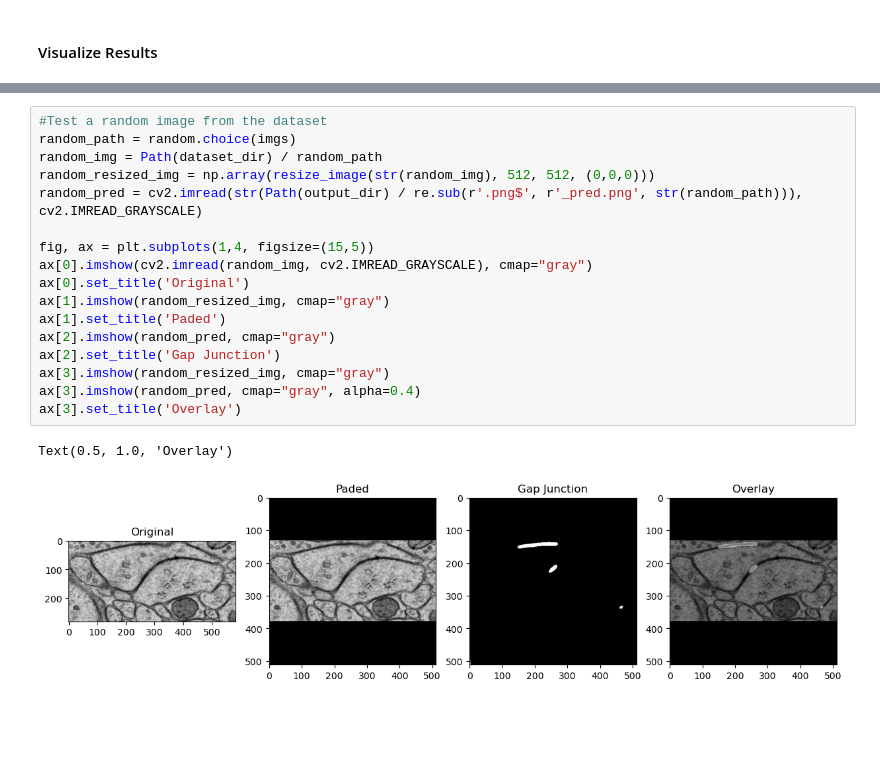
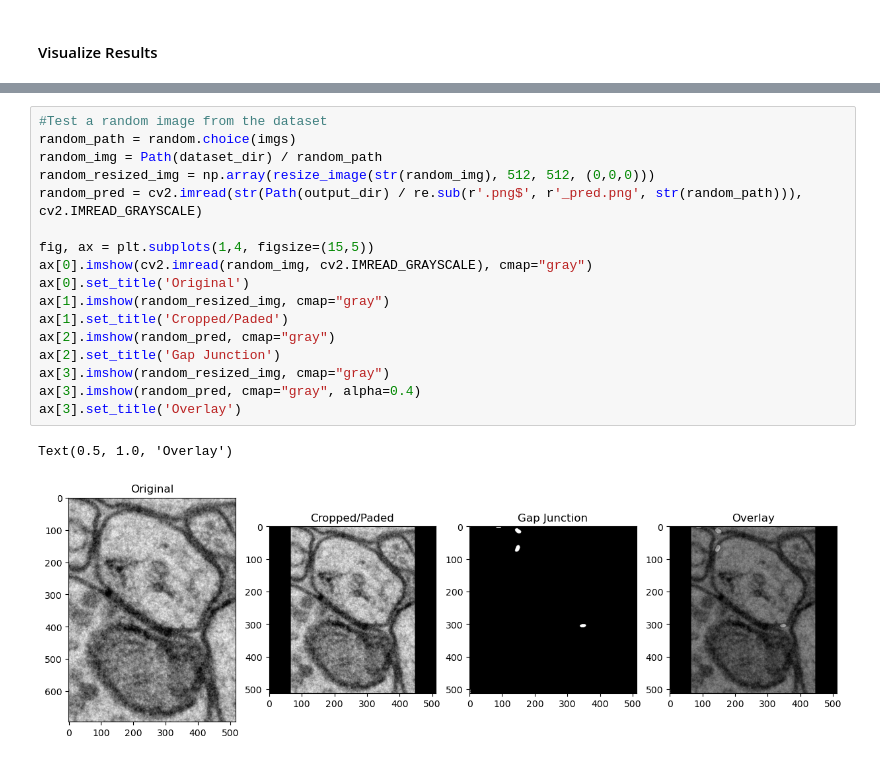
Before and after one commit to Tommytang111/gap-junction-segmentation, a Jupyter notebook: test.ipynb, the cells around one changed output, grey strips where cells are left out. Saved outputs shown, nothing was run; the diff lists cells and outputs as text; blank space fills up the shorter version.

Commit message:
Update resize_image function

```diff
--- a/test.ipynb
+++ b/test.ipynb
@@ -111,20 +94,20 @@ array([[[0, 0, 0],
 # %%
 #Test a random image from the dataset
 random_path = random.choice(imgs)
 random_img = Path(dataset_dir) / random_path
 random_resized_img = np.array(resize_image(str(random_img), 512, 512, (0,0,0)))
 random_pred = cv2.imread(str(Path(output_dir) / re.sub(r'.png$', r'_pred.png', str(random_path))), cv2.IMREAD_GRAYSCALE)
 
 fig, ax = plt.subplots(1,4, figsize=(15,5))
 ax[0].imshow(cv2.imread(random_img, cv2.IMREAD_GRAYSCALE), cmap="gray")
 ax[0].set_title('Original')
 ax[1].imshow(random_resized_img, cmap="gray")
-ax[1].set_title('Paded')
+ax[1].set_title('Cropped/Paded')
 ax[2].imshow(random_pred, cmap="gray")
 ax[2].set_title('Gap Junction')
 ax[3].imshow(random_resized_img, cmap="gray")
 ax[3].imshow(random_pred, cmap="gray", alpha=0.4)
 ax[3].set_title('Overlay')
 # %% [output]
 Text(0.5, 1.0, 'Overlay')
-[figure, old version]
+[figure, new version]
```
Also changed, not shown: parts of 3 cells of this notebook, 1 other file.
